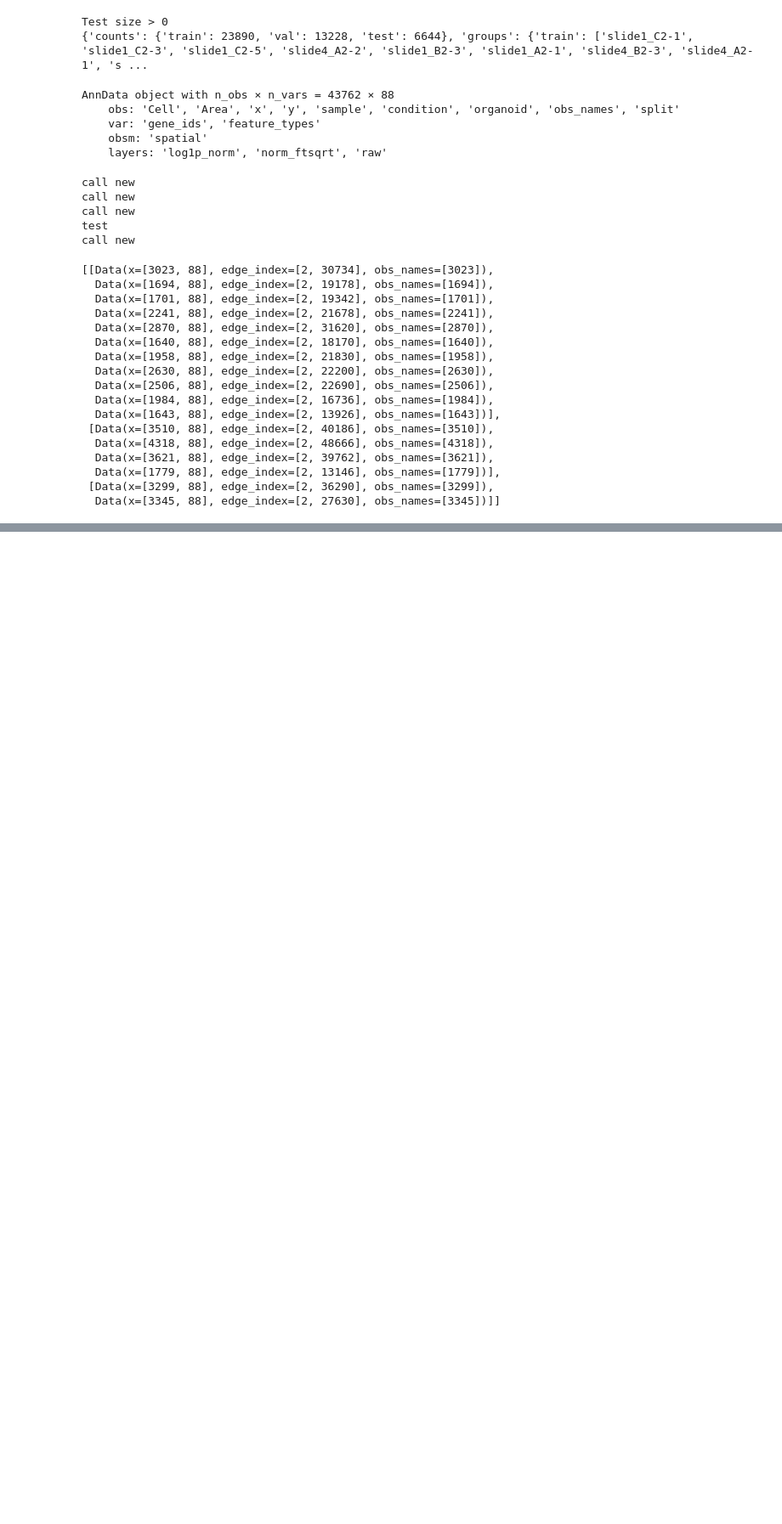
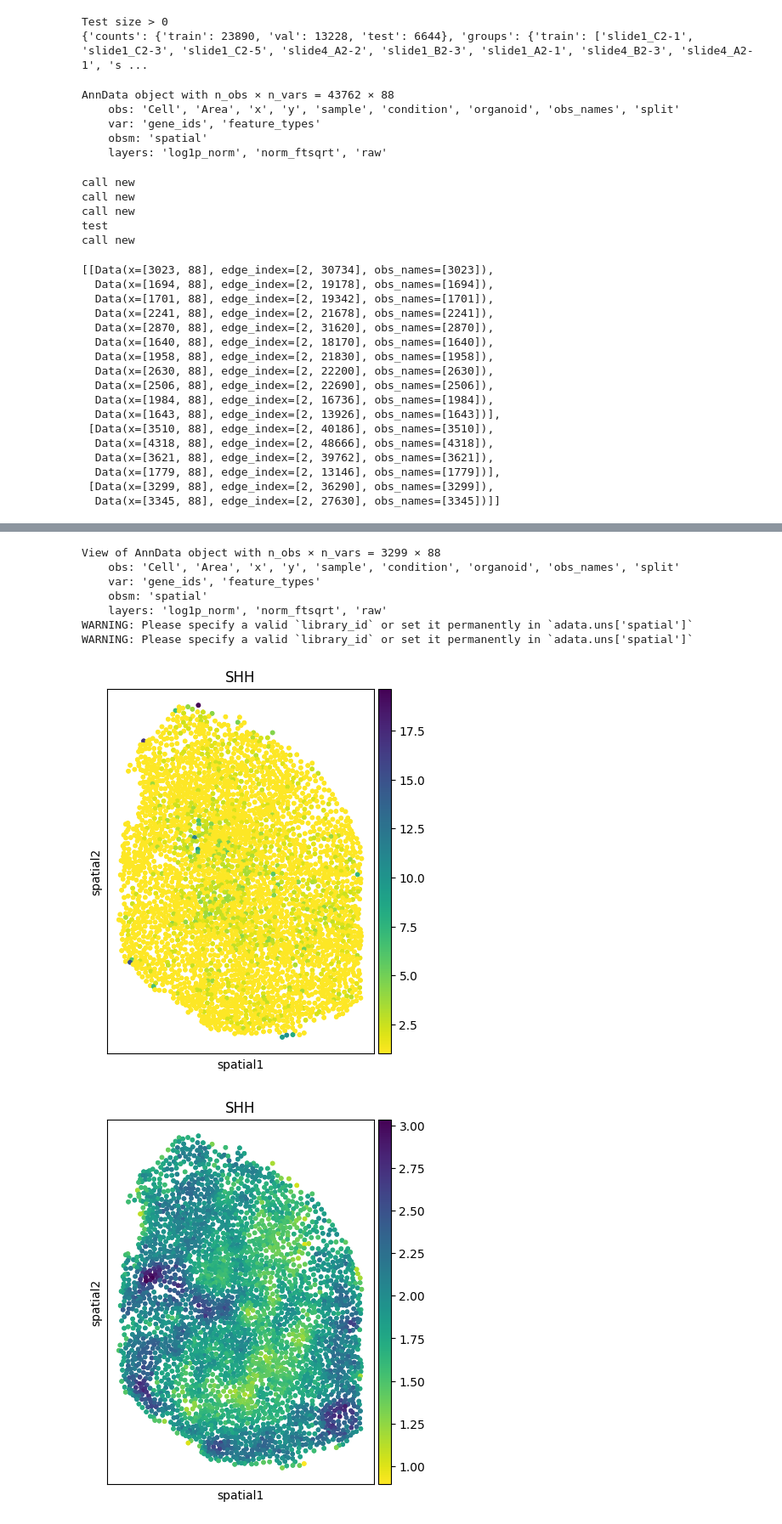
Before and after one commit to theislab/interscale, a Jupyter notebook: docs/notebooks/training/legnini23_training.ipynb, the cells around one changed output, grey strips where cells are left out. Shown at 85% size. Saved outputs shown, nothing was run; the diff lists cells and outputs as text; code cells hidden in the pictures; blank space fills up the shorter version.

Commit message:
gcn masked cross-gene and cross-cell

```diff
--- a/docs/notebooks/training/legnini23_training.ipynb
+++ b/docs/notebooks/training/legnini23_training.ipynb
@@ -392,8 +181,8 @@ lr_monitor = LearningRateMonitor(logging_interval='epoch')
 # %%
 trainer = pl.Trainer(min_epochs=1,
-                     max_epochs=100,
+                     max_epochs=2000,
                      enable_progress_bar=False,
-                     callbacks=[lr_monitor, early_stop_callback],
+                     callbacks=[lr_monitor, early_stop_callback, timer, history_callback],
                      log_every_n_steps=steps_per_epoch,
                      # Sanity checks: Debugging model
                      #overfit_batches=1,
@@ -421,4 +274,4 @@ model.evaluation(model, dm)
 # %%
 for i, batch in enumerate(dm.test_dataloader()):
     print(batch)
-    x, z = model.evaluation(model, batch)
+    x, z = model.evaluation(batch)
@@ -444,0 +293,31 @@ sq.pl.spatial_scatter(
+# %%
+sample = 'slide1_B2-1'
+idx = 1
+
+sub_adata = adata[adata.obs['sample']==sample]
+print(sub_adata)
+sub_adata.layers['gnn_z'] = z_list[idx].detach().numpy()
+sq.pl.spatial_scatter(
+    sub_adata,
+    color = ['SHH'],
+    layer = 'norm_ftsqrt',
+    cmap = 'viridis_r',
+    shape= None
+)
+sq.pl.spatial_scatter(
+    sub_adata,
+    color = ['SHH'],
+    layer = 'gnn_z',
+    cmap = 'viridis_r',
+    shape= None
+)
+# %% [output]
+View of AnnData object with n_obs × n_vars = 3299 × 88
+    obs: 'Cell', 'Area', 'x', 'y', 'sample', 'condition', 'organoid', 'obs_names', 'split'
+    var: 'gene_ids', 'feature_types'
+    obsm: 'spatial'
+    layers: 'log1p_norm', 'norm_ftsqrt', 'raw'
+WARNING: Please specify a valid `library_id` or set it permanently in `adata.uns['spatial']`
+WARNING: Please specify a valid `library_id` or set it permanently in `adata.uns['spatial']`
+[figure, added]
+[figure, added]
```
Also changed, not shown: parts of 26 cells of this notebook, 7 other files.
